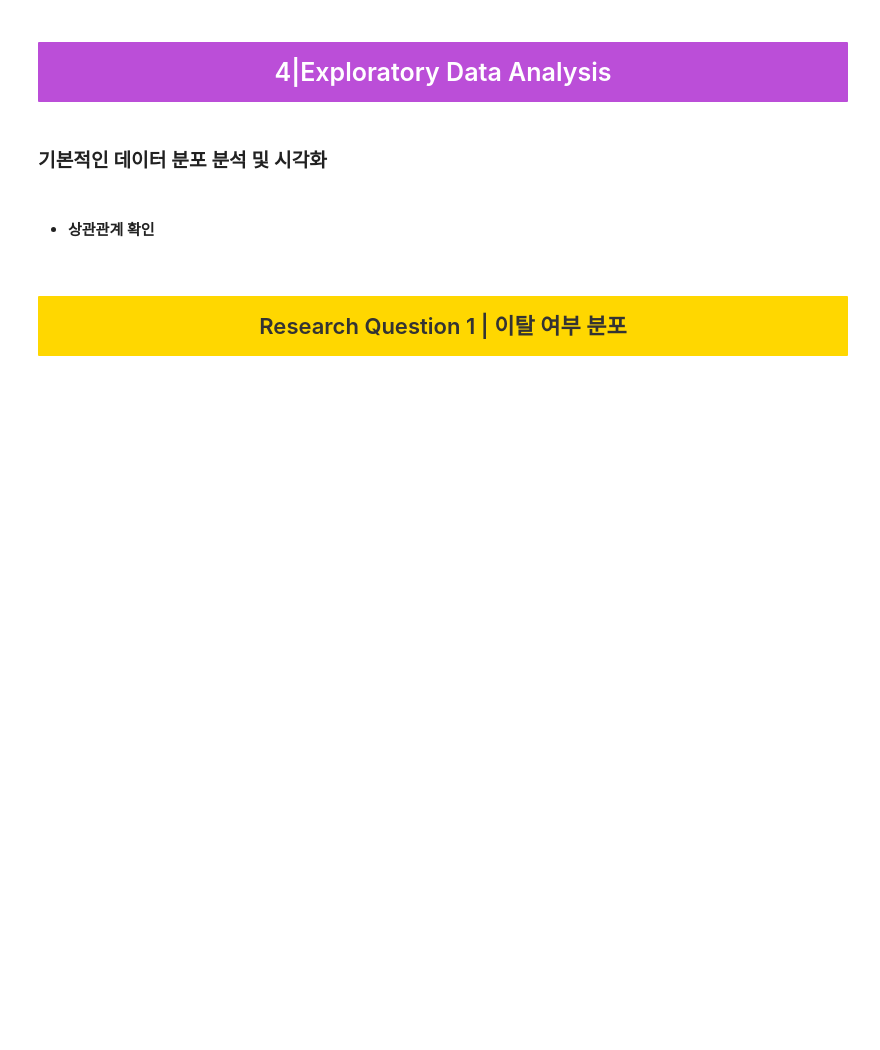
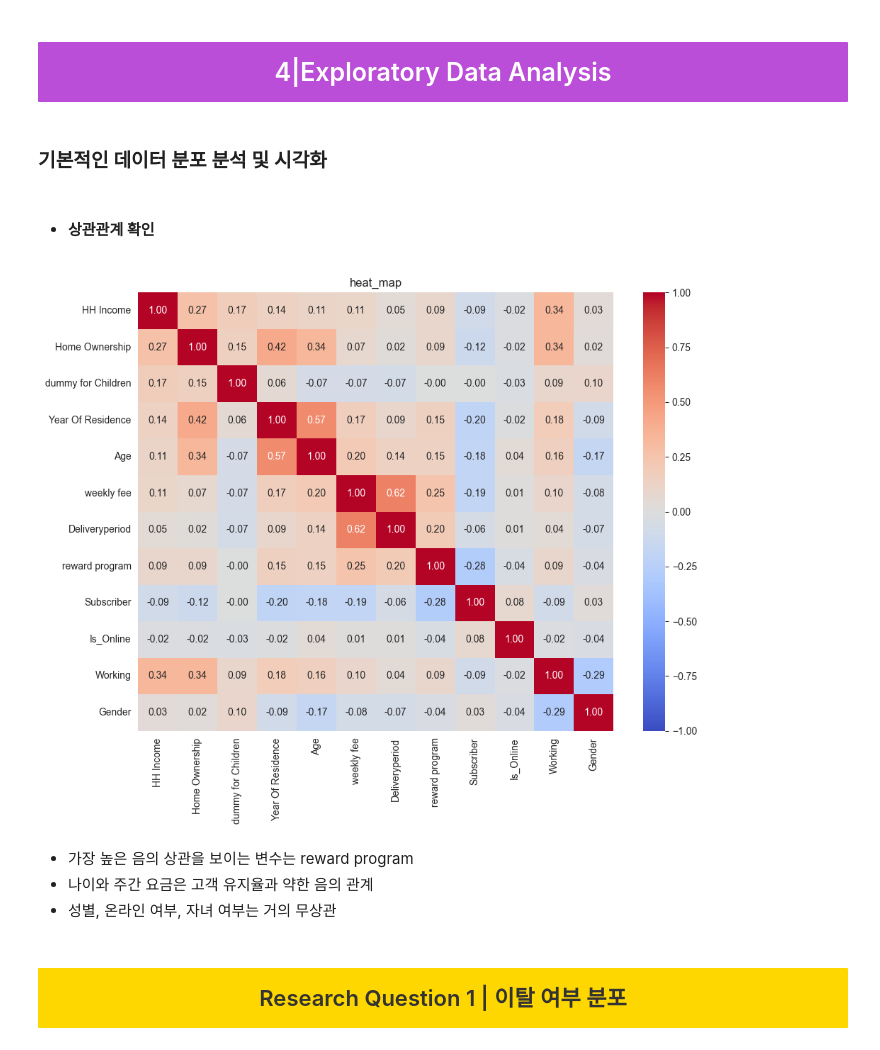
Before and after one commit to SKNETWORKS-FAMILY-AICAMP/SKN11-2nd-1Team, a Jupyter notebook: EDA.ipynb, the cells around one changed output. Saved outputs shown, nothing was run; the diff lists cells and outputs as text; code cells hidden in the pictures; blank space fills up the shorter version.

```diff
--- a/EDA.ipynb
+++ b/EDA.ipynb
@@ -448,14 +511,21 @@ for col in numeric_df.columns:
 df_vis=no_nan_df.copy()
 # %%
 # 상관관계 히트맵
-selected_numeric_cols = ['HH Income', 'Age', 'weekly fee', 'Year Of Residence', 'reward program', 'Subscriber']
-correlation_matrix = df_vis[selected_numeric_cols].corr()
+# selected_numeric_cols = ['HH Income', 'Age', 'weekly fee', 'Year Of Residence', 'reward program', 'Subscriber']
+# correlation_matrix = df_vis[selected_numeric_cols].corr()
+correlation_matrix=df_vis.corr()
 
 plt.figure(figsize=(10, 8))
 sns.heatmap(correlation_matrix, annot=True, fmt=".2f", cmap="coolwarm", center=0, vmin=-1, vmax=1)
 plt.title("heat_map")
 plt.tight_layout()
 plt.show()
+# %% [output]
+[figure, added]
+# %% [markdown]
+- 가장 높은 음의 상관을 보이는 변수는 reward program
+- 나이와 주간 요금은 고객 유지율과 약한 음의 관계
+- 성별, 온라인 여부, 자녀 여부는 거의 무상관
 # %% [markdown]
 ## <div style="text-align: left; background-color: #ffd700; font-family: Trebuchet MS; padding: 15px; line-height: 1; border-radius: 1px; margin-bottom: 0em; text-align: center; font-size: 22px; color:#333">Research Question 1 | 이탈 여부 분포</div>
 # %%
```
Also changed, not shown: parts of 26 cells of this notebook.
